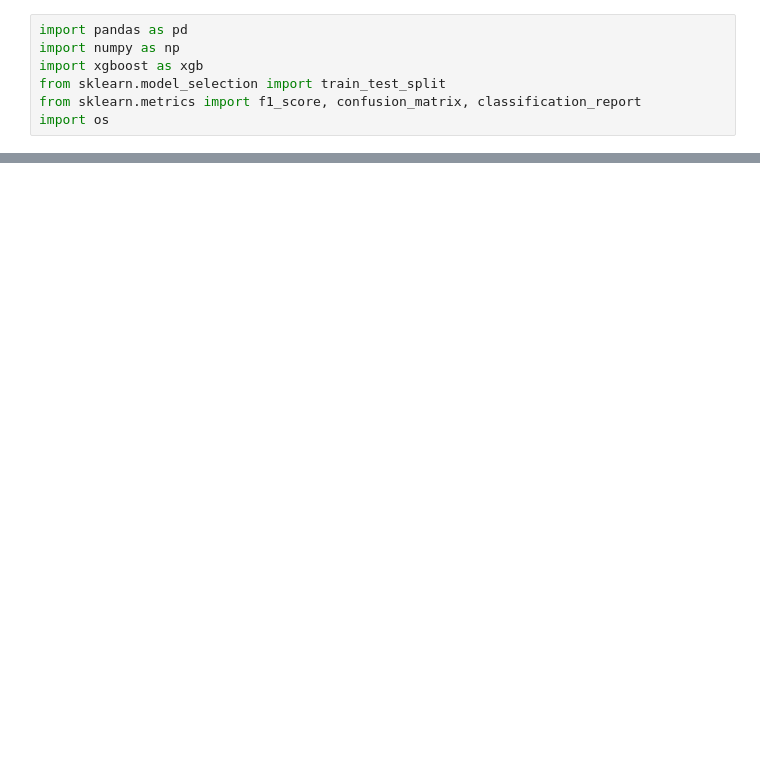
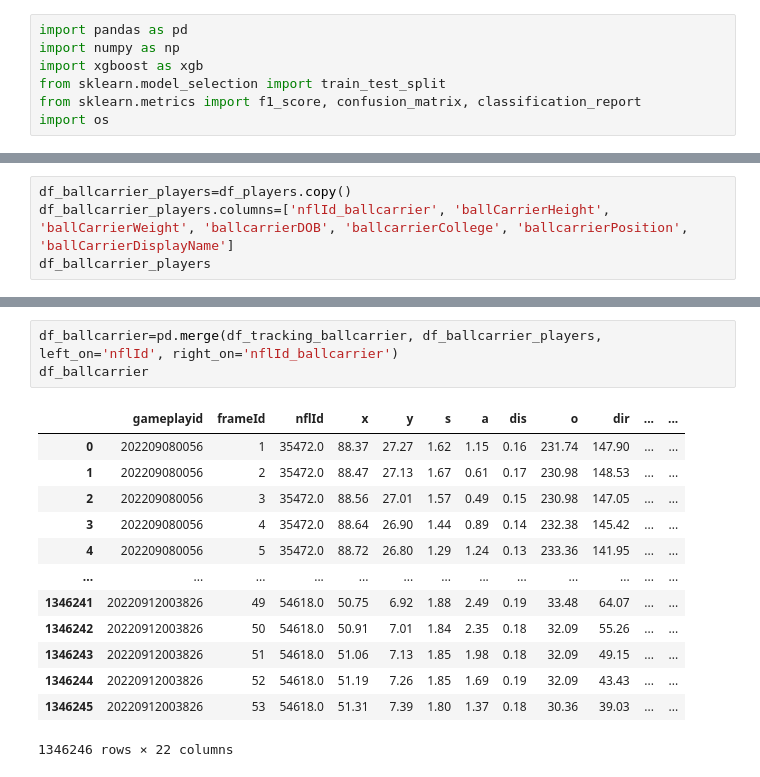
Before and after one commit to DamjanZlatinov/NFL_BDB_2024, a Jupyter notebook: notebooks/tackle_prediction_poc.ipynb, the cells around one changed output, grey strips where cells are left out. Drawn from its saved outputs; the diff is of its cells as text; blank space fills up the shorter version.

```diff
--- a/notebooks/tackle_prediction_poc.ipynb
+++ b/notebooks/tackle_prediction_poc.ipynb
@@ -381,0 +116,4 @@ weighted avg       0.94      0.79      0.84      6482
+# %%
+df_ballcarrier_players=df_players.copy()
+df_ballcarrier_players.columns=['nflId_ballcarrier', 'ballCarrierHeight', 'ballCarrierWeight', 'ballcarrierDOB', 'ballcarrierCollege', 'ballcarrierPosition', 'ballCarrierDisplayName']
+df_ballcarrier_players
@@ -381,0 +153,17 @@ weighted avg       0.94      0.79      0.84      6482
+# %%
+df_ballcarrier=pd.merge(df_tracking_ballcarrier, df_ballcarrier_players, left_on='nflId', right_on='nflId_ballcarrier')
+df_ballcarrier
+# %% [output]
+|  | gameplayid | frameId | nflId | x | y | s | a | dis | o | dir | ... | ... |
+| 0 | 202209080056 | 1 | 35472.0 | 88.37 | 27.27 | 1.62 | 1.15 | 0.16 | 231.74 | 147.90 | ... | ... |
+| 1 | 202209080056 | 2 | 35472.0 | 88.47 | 27.13 | 1.67 | 0.61 | 0.17 | 230.98 | 148.53 | ... | ... |
+| 2 | 202209080056 | 3 | 35472.0 | 88.56 | 27.01 | 1.57 | 0.49 | 0.15 | 230.98 | 147.05 | ... | ... |
+| 3 | 202209080056 | 4 | 35472.0 | 88.64 | 26.90 | 1.44 | 0.89 | 0.14 | 232.38 | 145.42 | ... | ... |
+| 4 | 202209080056 | 5 | 35472.0 | 88.72 | 26.80 | 1.29 | 1.24 | 0.13 | 233.36 | 141.95 | ... | ... |
+| ... | ... | ... | ... | ... | ... | ... | ... | ... | ... | ... | ... | ... |
+| 1346241 | 20220912003826 | 49 | 54618.0 | 50.75 | 6.92 | 1.88 | 2.49 | 0.19 | 33.48 | 64.07 | ... | ... |
+| 1346242 | 20220912003826 | 50 | 54618.0 | 50.91 | 7.01 | 1.84 | 2.35 | 0.18 | 32.09 | 55.26 | ... | ... |
+| 1346243 | 20220912003826 | 51 | 54618.0 | 51.06 | 7.13 | 1.85 | 1.98 | 0.18 | 32.09 | 49.15 | ... | ... |
+| 1346244 | 20220912003826 | 52 | 54618.0 | 51.19 | 7.26 | 1.85 | 1.69 | 0.19 | 32.09 | 43.43 | ... | ... |
+| 1346245 | 20220912003826 | 53 | 54618.0 | 51.31 | 7.39 | 1.80 | 1.37 | 0.18 | 30.36 | 39.03 | ... | ... |
+1346246 rows × 22 columns
```
Also changed, not shown: parts of 43 cells of this notebook.
